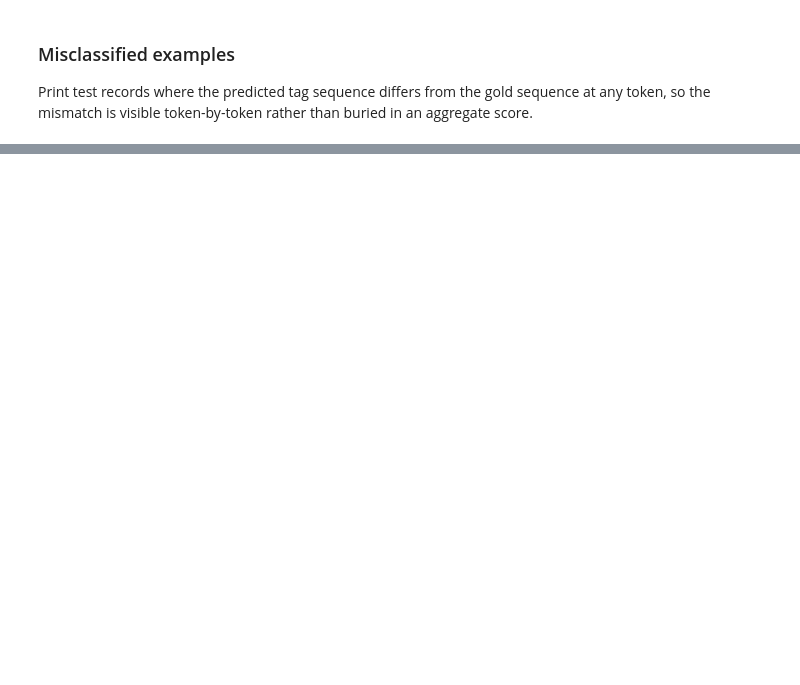
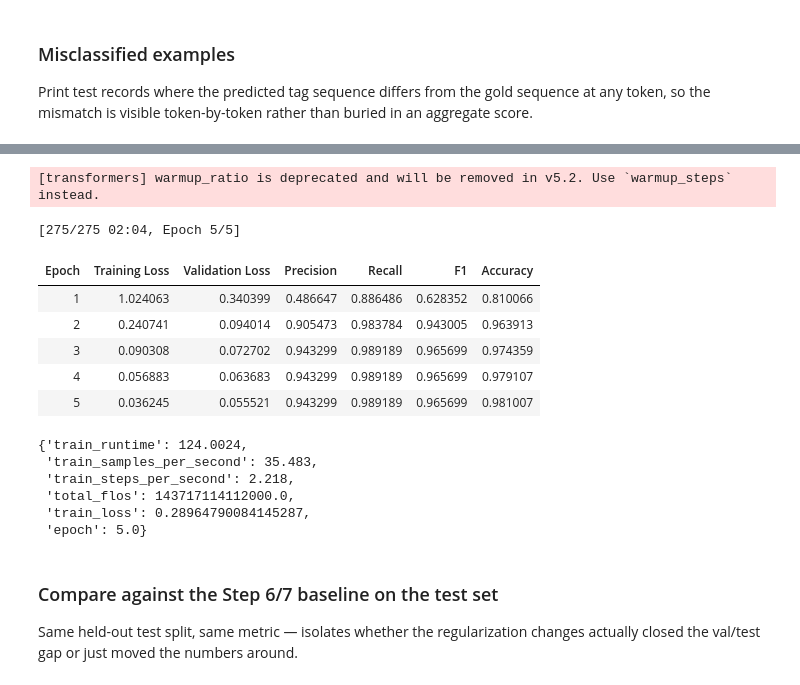
Before and after one commit to ssabrut/ordo-ai, a Jupyter notebook: notebooks/3.2_bio_labeling.ipynb, the cells around one changed output, grey strips where cells are left out. Cells and saved outputs as stored; diff of their text form; code cells hidden in the pictures; blank space fills up the shorter version.

```diff
--- a/notebooks/3.2_bio_labeling.ipynb
+++ b/notebooks/3.2_bio_labeling.ipynb
@@ -1325,0 +1330,17 @@ id=151
+# %%
+from transformers import AutoConfig, EarlyStoppingCallback
+
+reg_config = AutoConfig.from_pretrained(
+    MODEL_NAME,
+    num_labels=len(LABEL_LIST),
+    id2label=id2label,
+    label2id=label2id,
+    hidden_dropout_prob=0.2,
+    attention_probs_dropout_prob=0.15,
+)
+
+reg_model = AutoModelForTokenClassification.from_pretrained(MODEL_NAME, config=reg_config)
+reg_model.to(device)
+
+print(f"hidden_dropout_prob          : {reg_model.config.hidden_dropout_prob}")
+print(f"attention_probs_dropout_prob : {reg_model.config.attention_probs_dropout_prob}")
@@ -1325,0 +1361,50 @@ id=151
+# %%
+reg_training_args = TrainingArguments(
+    output_dir="../models/indobert-disfluency-bio-reg",
+    num_train_epochs=5,
+    per_device_train_batch_size=16,
+    per_device_eval_batch_size=16,
+    learning_rate=2e-5,
+    warmup_ratio=0.1,
+    lr_scheduler_type="linear",
+    weight_decay=0.01,
+    eval_strategy="epoch",
+    save_strategy="epoch",
+    save_total_limit=2,
+    load_best_model_at_end=True,
+    metric_for_best_model="f1",
+    logging_strategy="epoch",
+    report_to="none",
+    seed=SEED,
+)
+
+reg_trainer = WeightedTrainer(
+    model=reg_model,
+    args=reg_training_args,
+    train_dataset=train_dataset,
+    eval_dataset=val_dataset,
+    compute_metrics=compute_metrics,
+    callbacks=[EarlyStoppingCallback(early_stopping_patience=2)],
+)
+
+reg_train_result = reg_trainer.train()
+reg_train_result.metrics
+# %% [output]
+[transformers] warmup_ratio is deprecated and will be removed in v5.2. Use `warmup_steps` instead.
+[275/275 02:04, Epoch 5/5]
+| Epoch | Training Loss | Validation Loss | Precision | Recall | F1 | Accuracy |
+| 1 | 1.024063 | 0.340399 | 0.486647 | 0.886486 | 0.628352 | 0.810066 |
+| 2 | 0.240741 | 0.094014 | 0.905473 | 0.983784 | 0.943005 | 0.963913 |
+| 3 | 0.090308 | 0.072702 | 0.943299 | 0.989189 | 0.965699 | 0.974359 |
+| 4 | 0.056883 | 0.063683 | 0.943299 | 0.989189 | 0.965699 | 0.979107 |
+| 5 | 0.036245 | 0.055521 | 0.943299 | 0.989189 | 0.965699 | 0.981007 |
+{'train_runtime': 124.0024,
+ 'train_samples_per_second': 35.483,
+ 'train_steps_per_second': 2.218,
+ 'total_flos': 143717114112000.0,
+ 'train_loss': 0.28964790084145287,
+ 'epoch': 5.0}
+# %% [markdown]
+### Compare against the Step 6/7 baseline on the test set
+
+Same held-out test split, same metric — isolates whether the regularization changes actually closed the val/test gap or just moved the numbers around.
```
Also changed, not shown: parts of 9 cells of this notebook.
